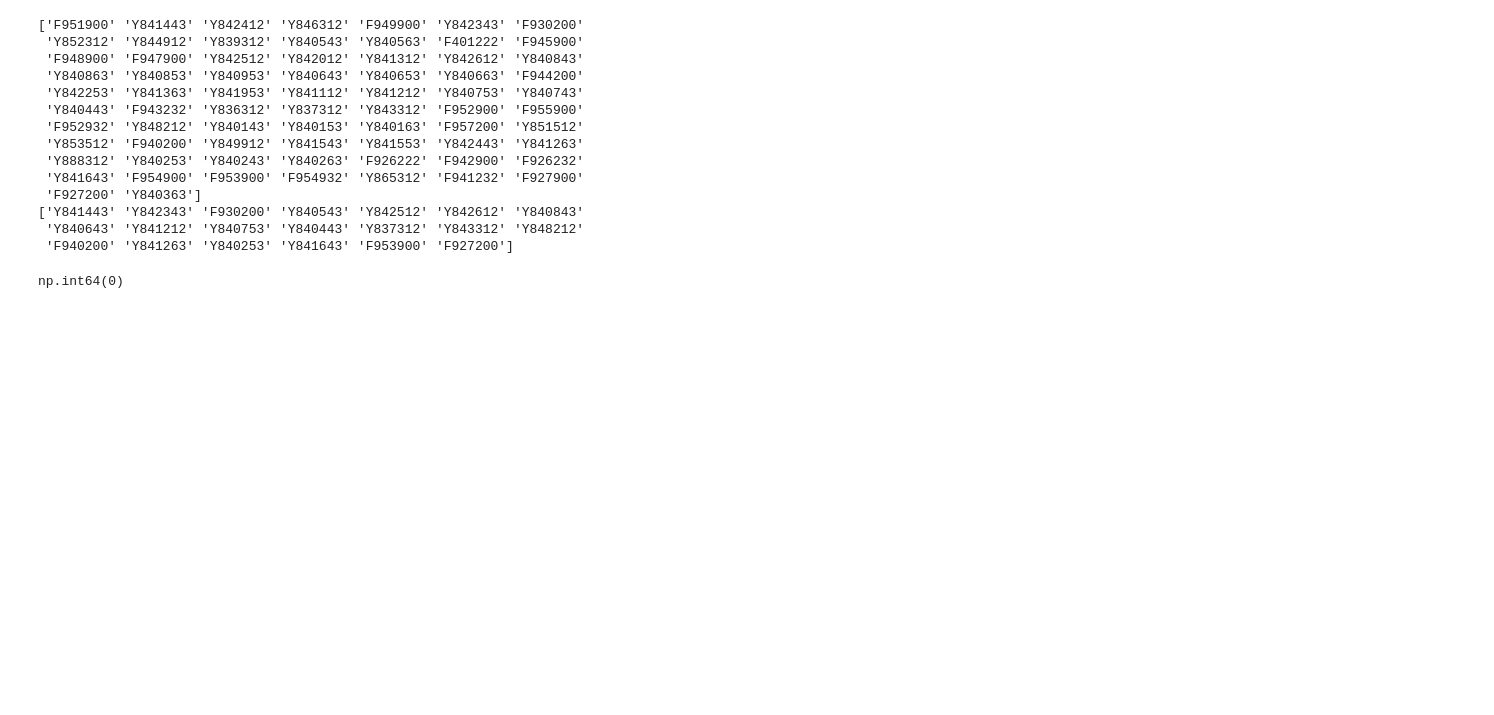
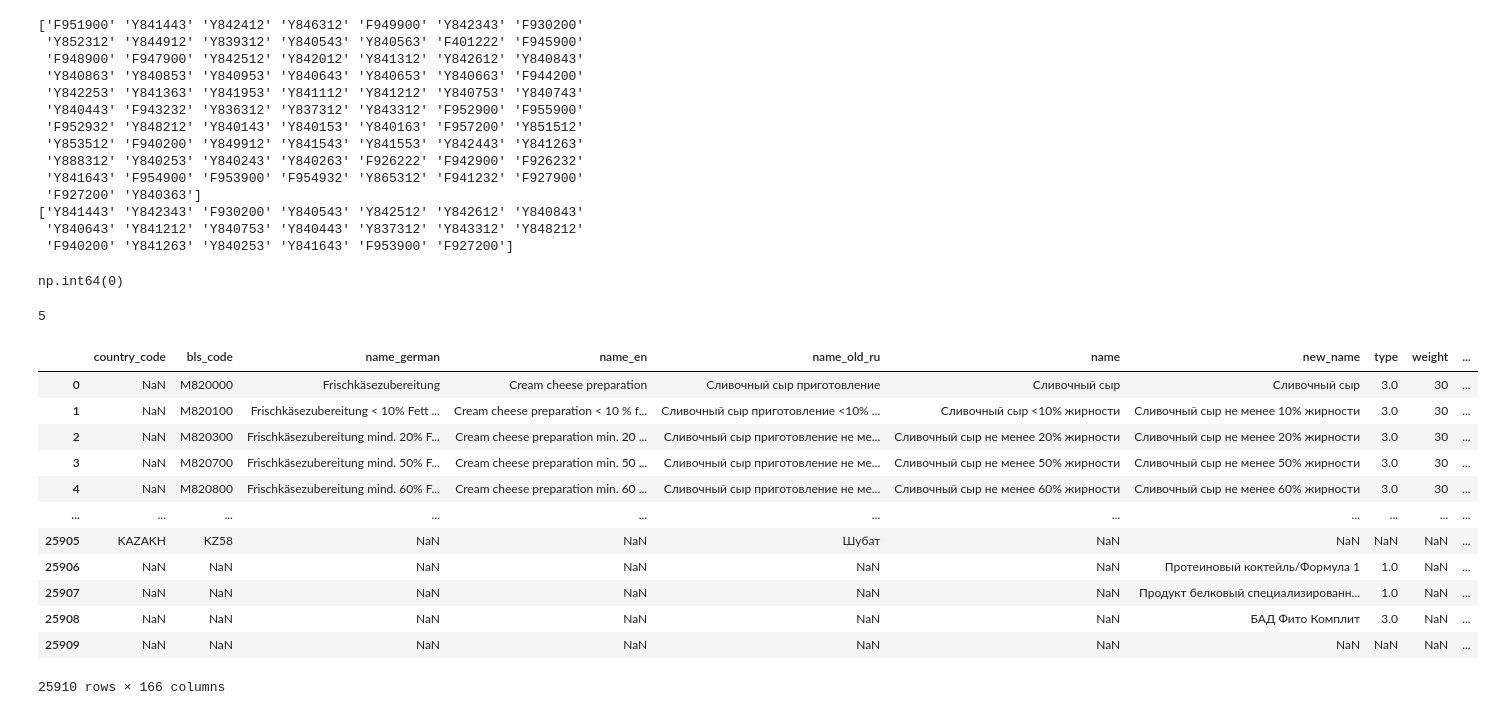
Before and after one commit to timurchiksss/nutristeppe, a Jupyter notebook: joiner.ipynb, the cells around one changed output. Cells and saved outputs as stored; diff of their text form; code cells hidden in the pictures; blank space fills up the shorter version.

```diff
--- a/joiner.ipynb
+++ b/joiner.ipynb
@@ -329,3 +349,27 @@ df_final['bls_code'].isna().sum()
 np.int64(0)
 # %%
 df_final.to_csv("30March.csv", index=False)
+# %%
+df_master = pd.read_csv("/Applications/python/nutristeppe/data/Master-BAZA-2_updated2222_from_json_fixed_20260330_172248.xlsx - Sheet1.csv")
+print(df_master['Энергия (килокалории) ккал / 100г'].isna().sum())
+df_master.rename(columns={'Энергия (килокалории) ккал / 100г': 'kilocalories'}, inplace=True)
+df_master['kilocalories'] = pd.to_numeric(
+    df_master['kilocalories'].astype(str).str.replace(',', '.').str.strip(),
+    errors='coerce'
+)
+df_master
+# %% [output]
+5
+|  | country_code | bls_code | name_german | name_en | name_old_ru | name | new_name | type | weight | ... |
+| 0 | NaN | M820000 | Frischkäsezubereitung | Cream cheese preparation | Сливочный сыр приготовление | Сливочный сыр | Сливочный сыр | 3.0 | 30 | ... |
+| 1 | NaN | M820100 | Frischkäsezubereitung < 10% Fett ... | Cream cheese preparation < 10 % f... | Сливочный сыр приготовление <10% ... | Сливочный сыр <10% жирности | Сливочный сыр не менее 10% жирности | 3.0 | 30 | ... |
+| 2 | NaN | M820300 | Frischkäsezubereitung mind. 20% F... | Cream cheese preparation min. 20 ... | Сливочный сыр приготовление не ме... | Сливочный сыр не менее 20% жирности | Сливочный сыр не менее 20% жирности | 3.0 | 30 | ... |
+| 3 | NaN | M820700 | Frischkäsezubereitung mind. 50% F... | Cream cheese preparation min. 50 ... | Сливочный сыр приготовление не ме... | Сливочный сыр не менее 50% жирности | Сливочный сыр не менее 50% жирности | 3.0 | 30 | ... |
+| 4 | NaN | M820800 | Frischkäsezubereitung mind. 60% F... | Cream cheese preparation min. 60 ... | Сливочный сыр приготовление не ме... | Сливочный сыр не менее 60% жирности | Сливочный сыр не менее 60% жирности | 3.0 | 30 | ... |
+| ... | ... | ... | ... | ... | ... | ... | ... | ... | ... | ... |
+| 25905 | KAZAKH | KZ58 | NaN | NaN | Шубат | NaN | NaN | NaN | NaN | ... |
+| 25906 | NaN | NaN | NaN | NaN | NaN | NaN | Протеиновый коктейль/Формула 1 | 1.0 | NaN | ... |
+| 25907 | NaN | NaN | NaN | NaN | NaN | NaN | Продукт белковый специализированн... | 1.0 | NaN | ... |
+| 25908 | NaN | NaN | NaN | NaN | NaN | NaN | БАД Фито Комплит | 3.0 | NaN | ... |
+| 25909 | NaN | NaN | NaN | NaN | NaN | NaN | NaN | NaN | NaN | ... |
+25910 rows × 166 columns
```
Also changed, not shown: parts of 18 cells of this notebook.
